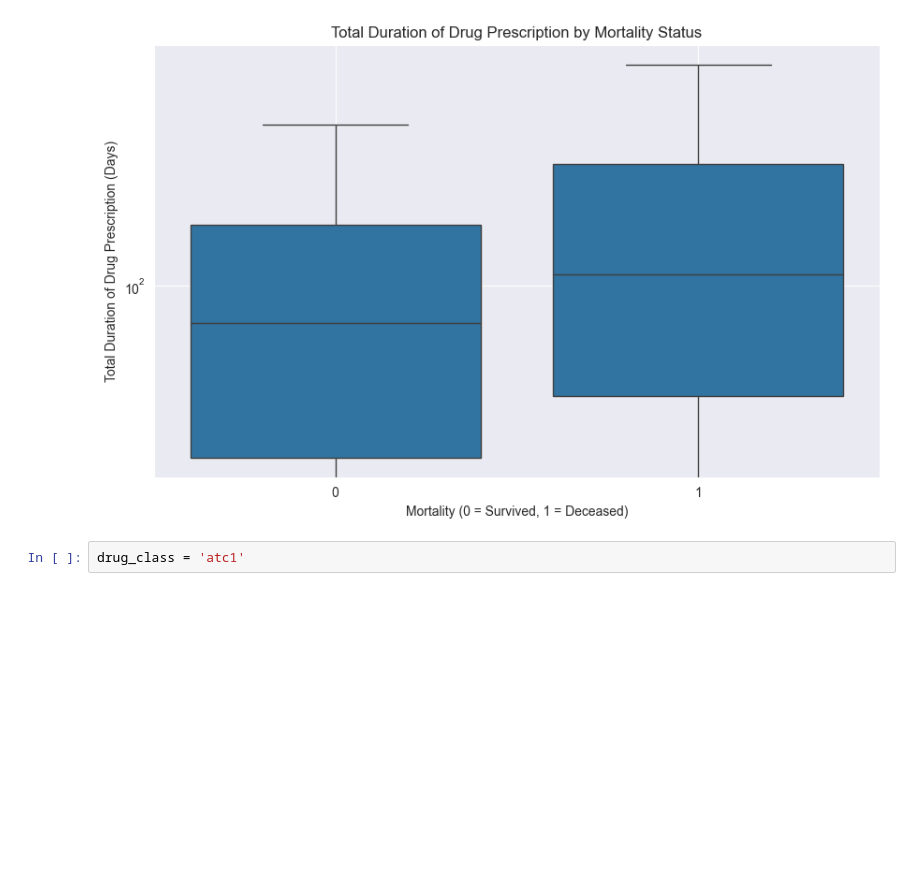
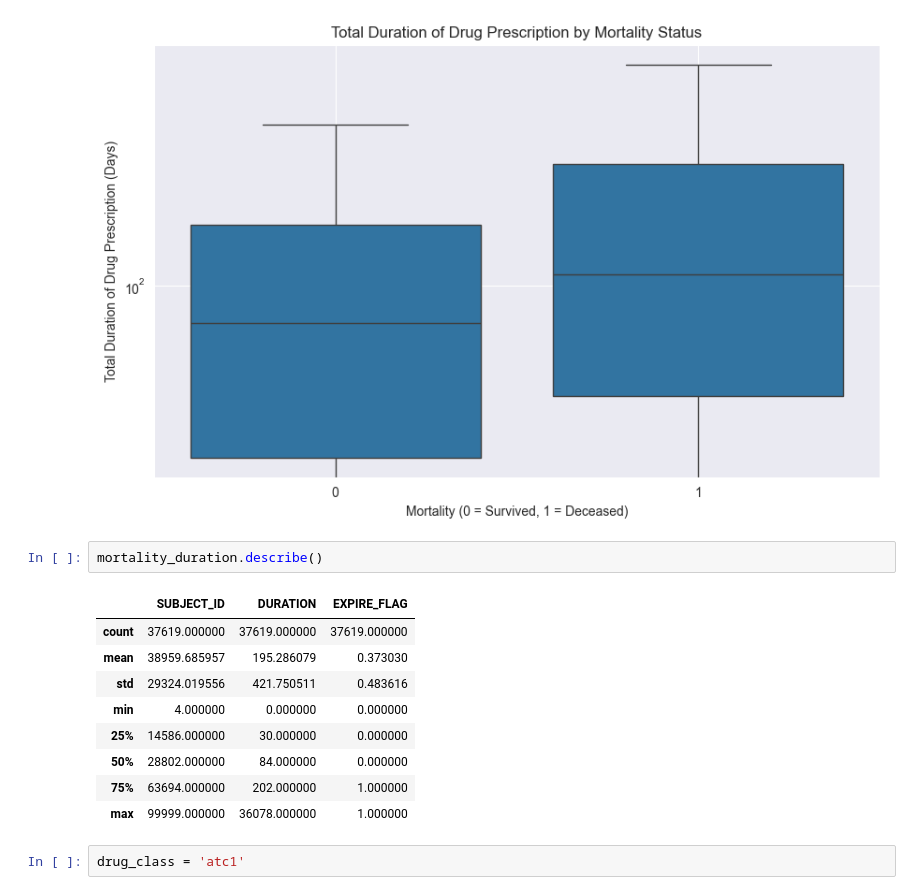
Before and after one commit to Math2130/MIMIC-III-Mortality-Analysis, a Jupyter notebook: VisualizationMedication.ipynb, the cells around one changed output. Drawn from its saved outputs; the diff is of its cells as text; blank space fills up the shorter version.

```diff
--- a/VisualizationMedication.ipynb
+++ b/VisualizationMedication.ipynb
@@ -292,6 +333,18 @@ plt.grid(True)
 plt.show()
 # %% [output]
 [figure]
+# %%
+mortality_duration.describe()
+# %% [output]
+|  | SUBJECT_ID | DURATION | EXPIRE_FLAG |
+| count | 37619.000000 | 37619.000000 | 37619.000000 |
+| mean | 38959.685957 | 195.286079 | 0.373030 |
+| std | 29324.019556 | 421.750511 | 0.483616 |
+| min | 4.000000 | 0.000000 | 0.000000 |
+| 25% | 14586.000000 | 30.000000 | 0.000000 |
+| 50% | 28802.000000 | 84.000000 | 0.000000 |
+| 75% | 63694.000000 | 202.000000 | 1.000000 |
+| max | 99999.000000 | 36078.000000 | 1.000000 |
 # %%
 drug_class = 'atc1'
 # %%
```
Also changed, not shown: parts of 22 cells of this notebook, 2 other files.
